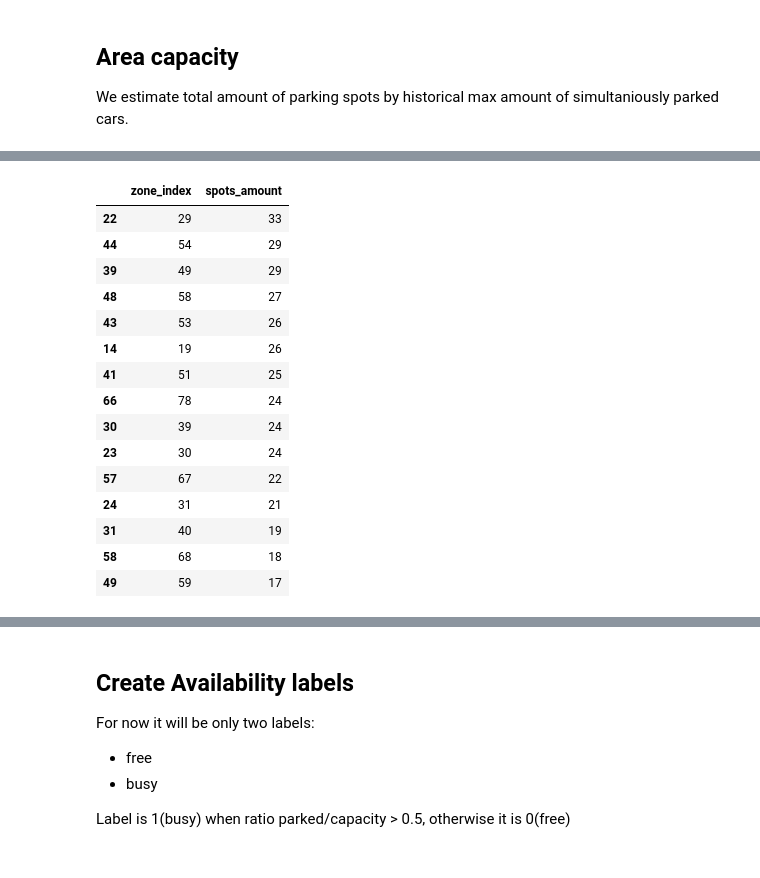
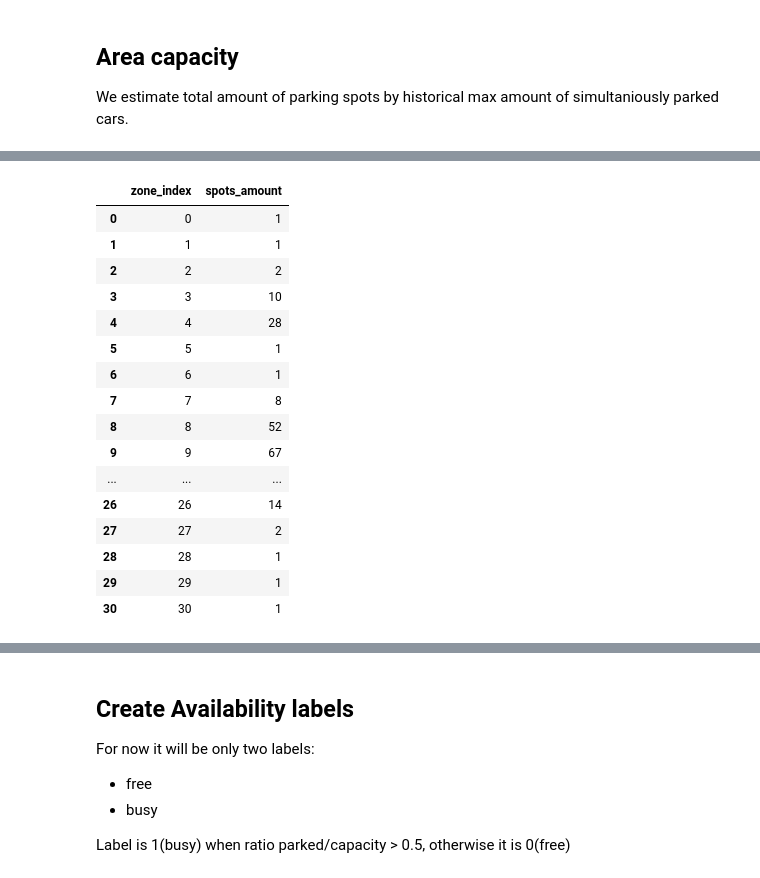
Before and after one commit to zavolokas/ParkingAvailability, a Jupyter notebook: ijburg.ipynb, the cells around one changed output, grey strips where cells are left out. Drawn from its saved outputs; the diff is of its cells as text; code cells hidden in the pictures.

```diff
--- a/ijburg.ipynb
+++ b/ijburg.ipynb
@@ -245,22 +313,24 @@ zone_capacity.describe()
 # %%
-zone_capacity.sort_values(by=['spots_amount'], ascending=False).head(15)
+#zone_capacity.sort_values(by=['spots_amount','zone_index'], ascending=False)
+zone_capacity
 # %% [output]
 |  | zone_index | spots_amount |
-| 22 | 29 | 33 |
-| 44 | 54 | 29 |
-| 39 | 49 | 29 |
-| 48 | 58 | 27 |
-| 43 | 53 | 26 |
-| 14 | 19 | 26 |
-| 41 | 51 | 25 |
-| 66 | 78 | 24 |
-| 30 | 39 | 24 |
-| 23 | 30 | 24 |
-| 57 | 67 | 22 |
-| 24 | 31 | 21 |
-| 31 | 40 | 19 |
-| 58 | 68 | 18 |
-| 49 | 59 | 17 |
+| 0 | 0 | 1 |
+| 1 | 1 | 1 |
+| 2 | 2 | 2 |
+| 3 | 3 | 10 |
+| 4 | 4 | 28 |
+| 5 | 5 | 1 |
+| 6 | 6 | 1 |
+| 7 | 7 | 8 |
+| 8 | 8 | 52 |
+| 9 | 9 | 67 |
+| ... | ... | ... |
+| 26 | 26 | 14 |
+| 27 | 27 | 2 |
+| 28 | 28 | 1 |
+| 29 | 29 | 1 |
+| 30 | 30 | 1 |
 # %%
 downsampled_time_df.head()
 # %% [output]
```
Also changed, not shown: parts of 35 cells of this notebook.
